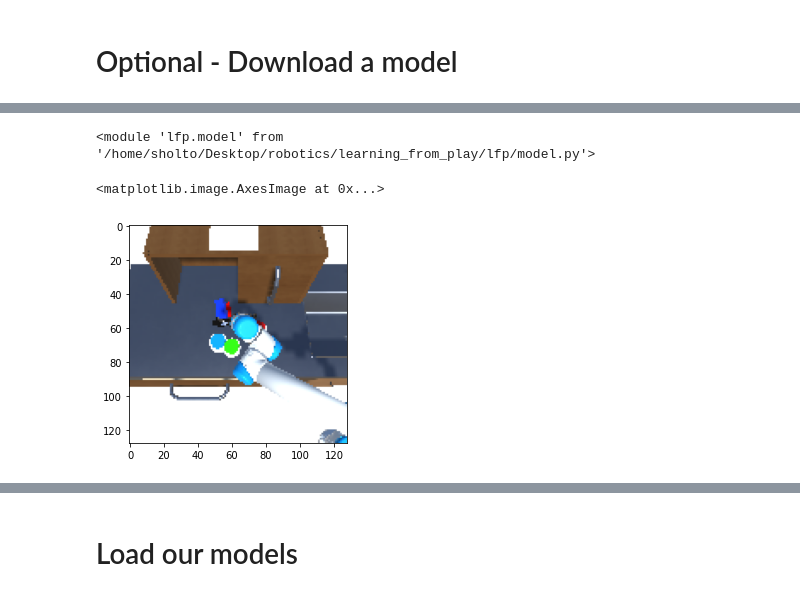
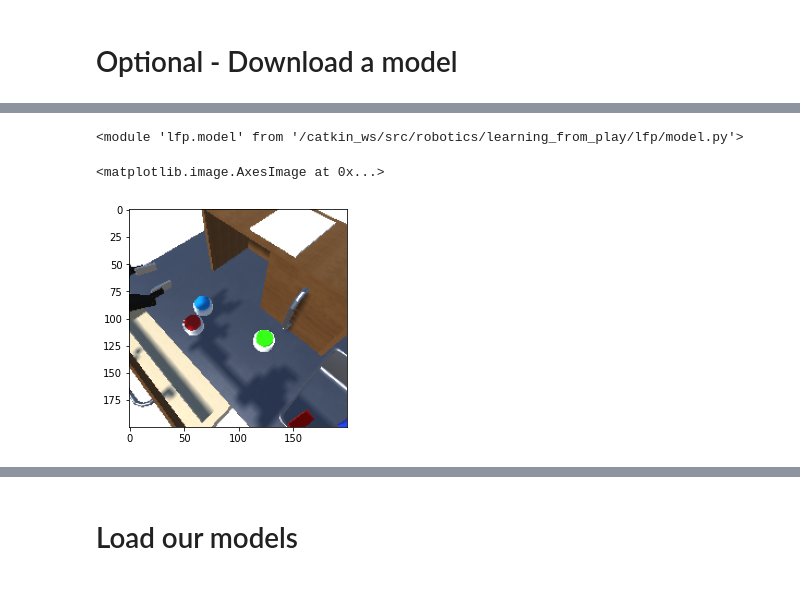
Before and after one commit to sholtodouglas/learning_from_play, a Jupyter notebook: notebooks/Deploy-Unity.ipynb, the cells around one changed output, grey strips where cells are left out. Saved outputs shown, nothing was run; the diff lists cells and outputs as text; code cells hidden in the pictures.

```diff
--- a/notebooks/Deploy-Unity.ipynb
+++ b/notebooks/Deploy-Unity.ipynb
@@ -51,6 +49,7 @@ parser.add_argument('-t', '--train_steps', type=int, default=200000)
 parser.add_argument('-r', '--resume', default=False, action='store_true')
 parser.add_argument('-B', '--beta', type=float, default=0.00003)
 parser.add_argument('-i', '--images', default=False, action='store_true')
+parser.add_argument('-i2', '--images2', default=False, action='store_true')
 parser.add_argument('-gi', '--gripper_images', default=False, action='store_true')
 parser.add_argument('-cnn', '--cnn_type', type=str, default="spatial_softmax")
 parser.add_argument('-sim', '--sim', default='Unity', help='Unity/Pybullet')
@@ -114,8 +113,8 @@ parser.add_argument('-vs', '--video_split', type=int, default=0)
 
 args = parser.parse_args('''
 disc
---train_dataset top_down_diverse_new_test
---test_dataset top_down_diverse_new_test
+--train_dataset augmented_diverse_new
+--test_dataset augmented_diverse_new
 -tfr
 -s GCS
 -d GPU
@@ -129,6 +128,7 @@ disc
 -tmp 0.1
 -n 5
 -i
+-i2
 -gi
 -lang
 -sub 0.0
@@ -373,17 +394,20 @@ plt.imshow(v_it.next()['imgs'][0,30])
 from importlib import reload
 reload(lfp)
 reload(lfp.train)
+reload(lfp.data)
 reload(lfp.model)
 # %% [output]
-<module 'lfp.model' from '/home/sholto/Desktop/robotics/learning_from_play/lfp/model.py'>
+<module 'lfp.model' from '/catkin_ws/src/robotics/learning_from_play/lfp/model.py'>
 # %%
 labelled_dl = lfp.data.labelled_dl(batch_size=GLOBAL_BATCH_SIZE, include_images = args.images, sim = args.sim, shuffle_size=32)
 labelled_ds = iter(labelled_dl.load(labelled_dl.extract(TEST_DATA_PATHS)))
+# %%
+b = labelled_ds.next()
 # %%
-plt.imshow(labelled_ds.next()['imgs'][0,30])
+plt.imshow(b['imgs'][0,30])
 # %% [output]
 <matplotlib.image.AxesImage at 0x...>
-[figure, old version]
+[figure, new version]
 # %%
 from importlib import reload
 reload(lfp)
```
Also changed, not shown: parts of 9 cells of this notebook, 3 other files.
